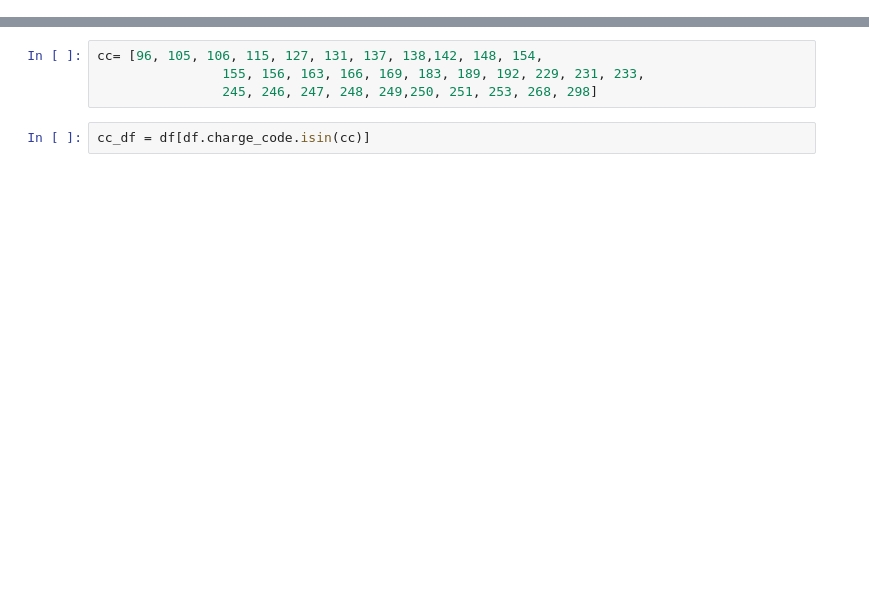
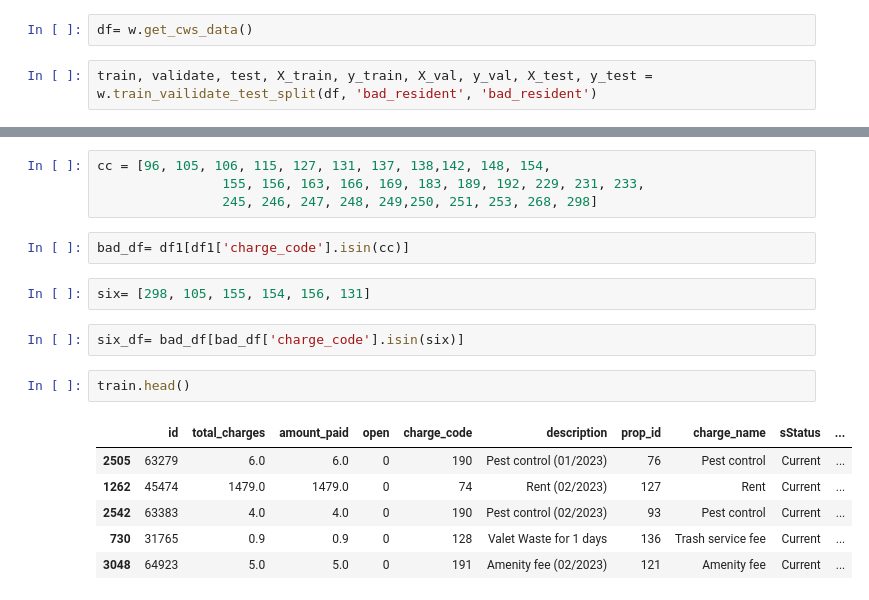
Before and after one commit to Project-DANE/DANE, a Jupyter notebook: e_workbook.ipynb, the cells around one changed output, grey strips where cells are left out. Drawn from its saved outputs; the diff is of its cells as text; blank space fills up the shorter version.

```diff
--- a/e_workbook.ipynb
+++ b/e_workbook.ipynb
@@ -40,0 +16,4 @@ df = df_combined.sort_values('id')
+# %%
+df= w.get_cws_data()
+# %%
+train, validate, test, X_train, y_train, X_val, y_val, X_test, y_test = w.train_vailidate_test_split(df, 'bad_resident', 'bad_resident')
@@ -41,6 +44,19 @@ df = df_combined.sort_values('id')
 # %%
-cc= [96, 105, 106, 115, 127, 131, 137, 138,142, 148, 154,
+cc = [96, 105, 106, 115, 127, 131, 137, 138,142, 148, 154,
                 155, 156, 163, 166, 169, 183, 189, 192, 229, 231, 233,
                 245, 246, 247, 248, 249,250, 251, 253, 268, 298]
 # %%
-cc_df = df[df.charge_code.isin(cc)]
+bad_df= df1[df1['charge_code'].isin(cc)]
+# %%
+six= [298, 105, 155, 154, 156, 131]
+# %%
+six_df= bad_df[bad_df['charge_code'].isin(six)]
+# %%
+train.head()
+# %% [output]
+|  | id | total_charges | amount_paid | open | charge_code | description | prop_id | charge_name | sStatus | ... |
+| 2505 | 63279 | 6.0 | 6.0 | 0 | 190 | Pest control (01/2023) | 76 | Pest control | Current | ... |
+| 1262 | 45474 | 1479.0 | 1479.0 | 0 | 74 | Rent (02/2023) | 127 | Rent | Current | ... |
+| 2542 | 63383 | 4.0 | 4.0 | 0 | 190 | Pest control (02/2023) | 93 | Pest control | Current | ... |
+| 730 | 31765 | 0.9 | 0.9 | 0 | 128 | Valet Waste for 1 days | 136 | Trash service fee | Current | ... |
+| 3048 | 64923 | 5.0 | 5.0 | 0 | 191 | Amenity fee (02/2023) | 121 | Amenity fee | Current | ... |
```
Also changed, not shown: parts of 20 cells of this notebook, 5 other files.
